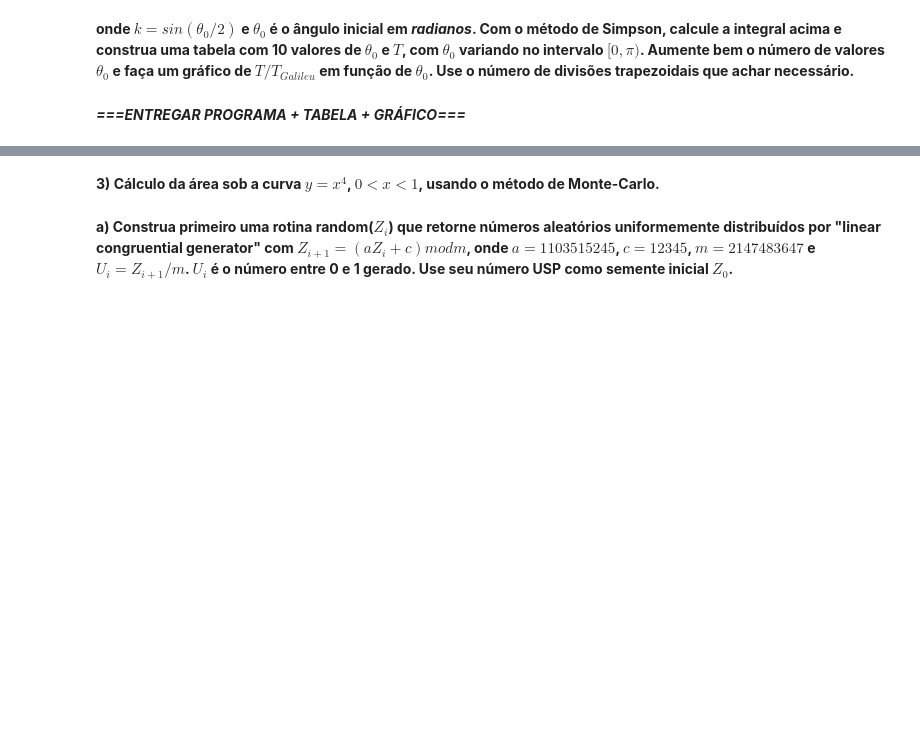
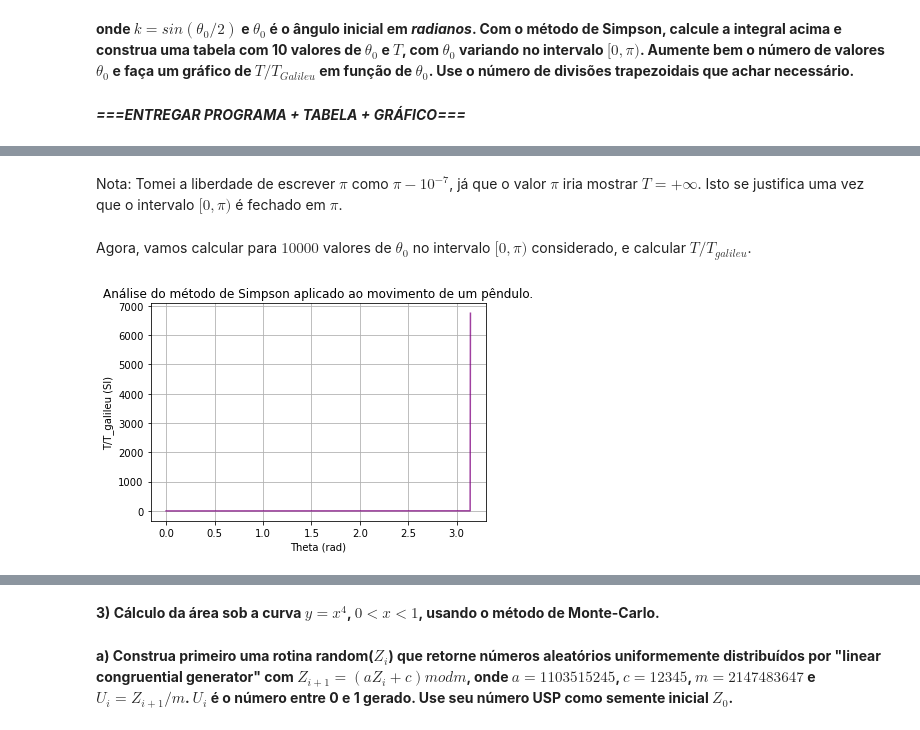
Before and after one commit to leonardovaladao/MAP214, a Jupyter notebook: Exercise Programs/EP3.ipynb, the cells around one changed output, grey strips where cells are left out. Drawn from its saved outputs; the diff is of its cells as text; code cells hidden in the pictures; blank space fills up the shorter version.

```diff
--- a/Exercise Programs/EP3.ipynb
+++ b/Exercise Programs/EP3.ipynb
@@ -28,8 +28,7 @@ Nossa função é $f(x) = 7-5x^4$
 def trapezio(f, N, a, b):
     '''f: Função a ser integrada;
     N: Nº de intervalos;
-    a,b: Intervalo (a,b) a ser integrado;
-    prec: Precisão, 's' para simples e 'd' para dupla; '''
+    a,b: Intervalo (a,b) a ser integrado; '''
 
     # Região a ser calculada e tamanho de passos
     reg = np.single(b-a)
@@ -206,0 +220,22 @@ $T=4\sqrt{\frac{l}{g}} \int_{0}^{\pi/2} \frac{1}{\sqrt{1-k^2sin^2\xi}}$
+# %%
+# Definir função a integrar
+def func(x, t_0):
+    k = np.sin(t_0/2)
+    return 1/(np.sqrt(1 - k**2 * np.sin(x)**2))
+
+# Definir valores de theta_0 (lista de 0 a pi com 10 números)
+lt0 = np.linspace(0, np.pi-1e-7, 10)
+
+# Aplicar para cada theta_0
+# Testando o método com algumas funções, vi que o método parece convergir rápido. Vou
+# utilizar N = 1000. Também utilizarei g=10 e l=1 (genérico).
+N = 1000
+l = 1
+g = 10
+# Montar tabela
+dt = pd.DataFrame(index=np.arange(1,10+1), columns=['teta', 'T'])
+for t in range(len(lt0)):
+    T = 4 * np.sqrt(l/g) * simpson(func, lt0[t], N, 0, np.pi/2)
+    dt.iloc[t] = [lt0[t], T]
+
+dt
@@ -206,0 +254,25 @@ $T=4\sqrt{\frac{l}{g}} \int_{0}^{\pi/2} \frac{1}{\sqrt{1-k^2sin^2\xi}}$
+# %% [markdown]
+Nota: Tomei a liberdade de escrever $\pi$ como $\pi-10^{-7}$, já que o valor $\pi$ iria mostrar $T = +\infty$. Isto se justifica uma vez que o intervalo $[0,\pi)$ é fechado em $\pi$.
+# %% [markdown]
+Agora, vamos calcular para $10000$ valores de $\theta_0$ no intervalo $[0, \pi)$ considerado, e calcular $T/T_{galileu}$.
+# %%
+# Agora, vamos calcular para 10000 valores de teta no intervalo considerado, e calcular T/Tg
+
+Tg = 2*np.pi* np.sqrt(l/g)
+tetas = np.linspace(0,np.pi-1e-7,1000)
+Tt = [(4 * np.sqrt(l/g) * simpson(func, t, N, 0, np.pi/2)) / Tg
+      for t in tetas]
+# %%
+# Montar gráfico de T/Tg
+
+plt.plot(tetas, Tt,
+        alpha=0.75, color='purple')
+
+plt.title('Análise do método de Simpson aplicado ao movimento de um pêndulo.')
+plt.xlabel('Theta (rad)')
+plt.ylabel('T/T_galileu (SI)')
+
+plt.grid()
+plt.show()
+# %% [output]
+[figure, added]
```
Also changed, not shown: parts of 17 cells of this notebook.
